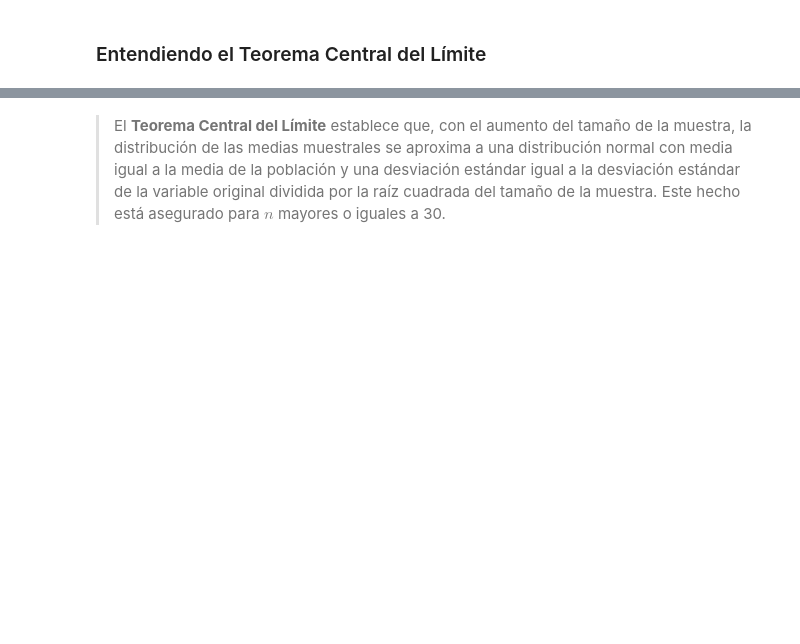
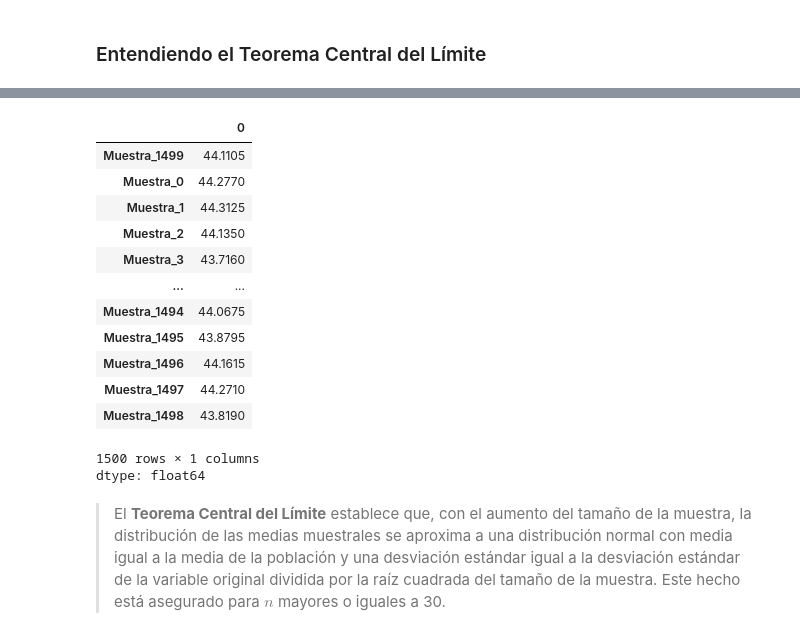
Before and after one commit to julmoram/aluraDC, a Jupyter notebook: Inicial.ipynb, the cells around one changed output, grey strips where cells are left out. Cells and saved outputs as stored; diff of their text form; code cells hidden in the pictures; blank space fills up the shorter version.

```diff
--- a/Inicial.ipynb
+++ b/Inicial.ipynb
@@ -774,2 +851,19 @@ La desviación estándar de las medias muestrales se conoce como **error estánd
+# %%
+muestras.mean()
+# %% [output]
+|  | 0 |
+| Muestra_1499 | 44.1105 |
+| Muestra_0 | 44.2770 |
+| Muestra_1 | 44.3125 |
+| Muestra_2 | 44.1350 |
+| Muestra_3 | 43.7160 |
+| ... | ... |
+| Muestra_1494 | 44.0675 |
+| Muestra_1495 | 43.8795 |
+| Muestra_1496 | 44.1615 |
+| Muestra_1497 | 44.2710 |
+| Muestra_1498 | 43.8190 |
+1500 rows × 1 columns
+dtype: float64
 # %% [markdown]
 > El **Teorema Central del Límite** establece que, con el aumento del tamaño de la muestra, la distribución de las medias muestrales se aproxima a una distribución normal con media igual a la media de la población y una desviación estándar igual a la desviación estándar de la variable original dividida por la raíz cuadrada del tamaño de la muestra. Este hecho está asegurado para $n$ mayores o iguales a 30.
```
Also changed, not shown: parts of 46 cells of this notebook.
